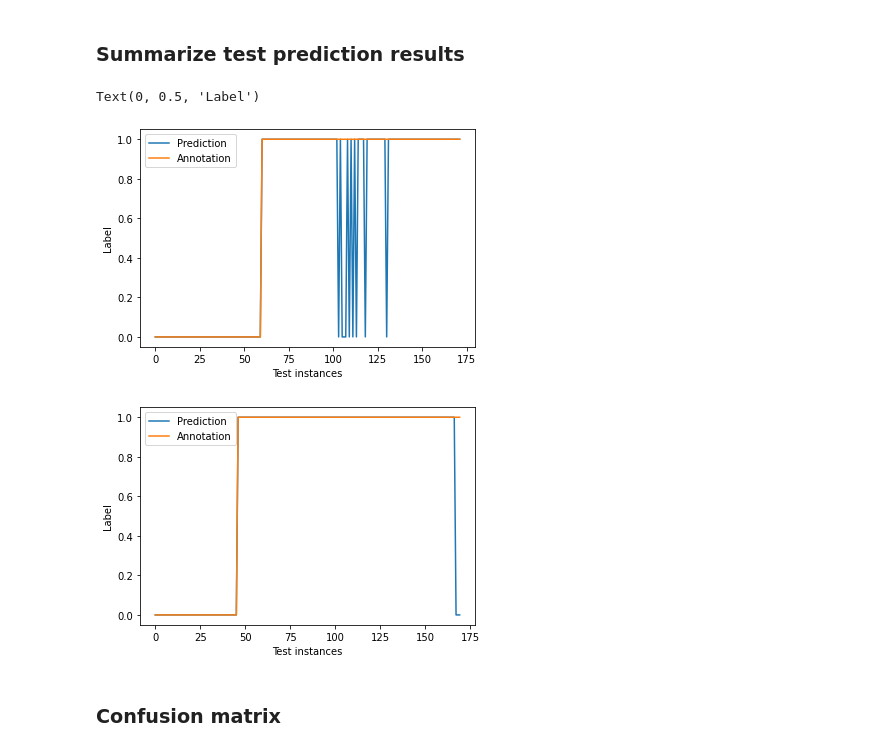
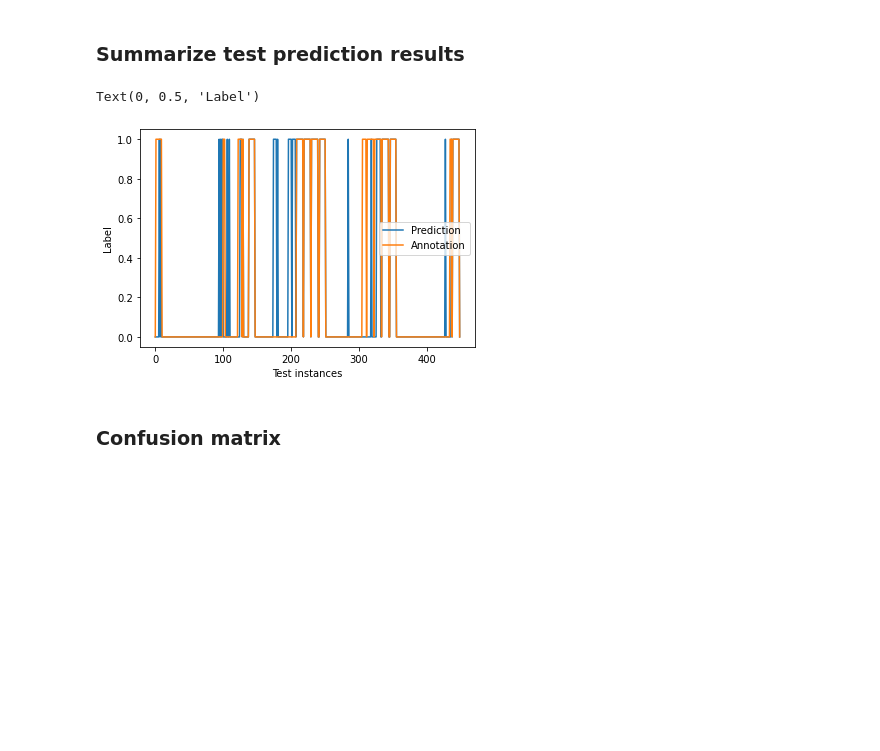
Before and after one commit to abao1999/Embryos, a Jupyter notebook: notebooks/visualize_model_features.ipynb, the cells around one changed output. Saved outputs shown, nothing was run; the diff lists cells and outputs as text; code cells hidden in the pictures; blank space fills up the shorter version.

```diff
--- a/notebooks/visualize_model_features.ipynb
+++ b/notebooks/visualize_model_features.ipynb
@@ -6,7 +6,7 @@ After setting these values, just run all cells. Double check data augmentation s
 # model-max/min/avg/middle-window-batch-learningrate-momentum-wd-epoch.params
 model_fn = 'ResNet50_v2-middle-window2-batch16-lr0.001-mom0.9-wd0.0001-epoch39.params'
 
-model_fn_bf = 'resnet50_v2-middle-window2-batch8-lr0.001-mom0.9-wd0.0001-epoch39-bf.params'
+model_fn_bf = 'best.params'
 # %% [markdown]
 ### Set batch size and number of GPUs
 # %%
@@ -211,16 +203,16 @@ ctx = [mx.gpu(i) for i in range(num_gpus)] if num_gpus > 0 else [mx.cpu()]
 print(ctx)
 
 # Fluo
-finetune_net = get_model(model_name, pretrained=True)
-with finetune_net.name_scope():
-    finetune_net.output = nn.Dense(classes)
+# finetune_net = get_model(model_name, pretrained=True)
+# with finetune_net.name_scope():
+#     finetune_net.output = nn.Dense(classes)
 
-finetune_net.output.initialize(init.Xavier(), ctx=ctx)
-finetune_net.collect_params().reset_ctx(ctx)
-finetune_net.hybridize()
+# finetune_net.output.initialize(init.Xavier(), ctx=ctx)
+# finetune_net.collect_params().reset_ctx(ctx)
+# finetune_net.hybridize()
 
-model_fp = os.path.join(home_path, 'models', 'best', model_fn)
-finetune_net.load_parameters(model_fp, ctx=ctx)
+# model_fp = os.path.join(home_path, 'models', 'best', model_fn)
+# finetune_net.load_parameters(model_fp, ctx=ctx)
 
 # Bf
 finetune_net_bf = get_model(model_name, pretrained=True)
@@ -231,7 +223,7 @@ finetune_net_bf.output.initialize(init.Xavier(), ctx=ctx)
 finetune_net_bf.collect_params().reset_ctx(ctx)
 finetune_net_bf.hybridize()
 
-model_fp_bf = os.path.join(home_path, 'models', 'best', model_fn_bf)
+model_fp_bf = os.path.join('/content/gdrive/My Drive/cs101', 'models', 'best', model_fn_bf)
 finetune_net_bf.load_parameters(model_fp_bf, ctx=ctx)
 # %% [output]
 [gpu(0)]
@@ -265,66 +256,65 @@ print('[Finished] Test-acc: %.3f' % (test_acc))
 ### Summarize test prediction results
 # %%
 # summarize test prediction results (fluo)
-record_pred = []
-record_label = []
-record_fn = []
-for i, batch in enumerate(test_data):
-  data = gluon.utils.split_and_load(batch[0], ctx_list=ctx, batch_axis=0, even_split=False)
-  label = gluon.utils.split_and_load(batch[1], ctx_list=ctx, batch_axis=0, even_split=False)
-  embryo_num = gluon.utils.split_and_load(batch[2], ctx_list=ctx, batch_axis=0, even_split=False)
-  embryo_t = gluon.utils.split_and_load(batch[3], ctx_list=ctx, batch_axis=0, even_split=False)
-  fp = [os.path.join(test_path, str(label[j].asnumpy()[0]), f'embryo_{str(embryo_num[j].asnumpy()[0])}_{str(embryo_t[j].asnumpy()[0])}.png') for j in range(len(embryo_num))]
-  outputs = [finetune_net(X) for X in data]
-  a = np.argmax(outputs[0].asnumpy(),axis=1).astype('int32')
-  b = label[0].asnumpy()
-  if record_pred == []:
-    record_pred = a
-    record_label = b
-    record_fn = fp
-  else:
-    record_pred = np.concatenate((record_pred, a), axis=0)
-    record_label = np.concatenate((record_label, b), axis=0)
-    record_fn = np.concatenate((record_fn, fp), axis=0)
+# record_pred = []
+# record_label = []
+# record_fn = []
+# for i, batch in enumerate(test_data):
+#   data = gluon.utils.split_and_load(batch[0], ctx_list=ctx, batch_axis=0, even_split=False)
+#   label = gluon.utils.split_and_load(batch[1], ctx_list=ctx, batch_axis=0, even_split=False)
+#   embryo_num = gluon.utils.split_and_load(batch[2], ctx_list=ctx, batch_axis=0, even_split=False)
+#   embryo_t = gluon.utils.split_and_load(batch[3], ctx_list=ctx, batch_axis=0, even_split=False)
+#   fp = [os.path.join(test_path, str(label[j].asnumpy()[0]), f'embryo_{str(embryo_num[j].asnumpy()[0])}_{str(embryo_t[j].asnumpy()[0])}.png') for j in range(len(embryo_num))]
+#   outputs = [finetune_net(X) for X in data]
+#   a = np.argmax(outputs[0].asnumpy(),axis=1).astype('int32')
+#   b = label[0].asnumpy()
+#   if record_pred == []:
+#     record_pred = a
+#     record_label = b
+#     record_fn = fp
+#   else:
+#     record_pred = np.concatenate((record_pred, a), axis=0)
+#     record_label = np.concatenate((record_label, b), axis=0)
+#     record_fn = np.concatenate((record_fn, fp), axis=0)
 
-plt.figure()
-plt.plot(np.arange(len(record_pred)),record_pred,label='Prediction')
-plt.plot(np.arange(len(record_label)),record_label,label='Annotation')
-plt.legend()
-plt.xlabel('Test instances')
-plt.ylabel('Label')
+# plt.figure()
+# plt.plot(np.arange(len(record_pred)),record_pred,label='Prediction')
+# plt.plot(np.arange(len(record_label)),record_label,label='Annotation')
+# plt.legend()
+# plt.xlabel('Test instances')
+# plt.ylabel('Label')
 
 # summarize test prediction results (bf)
 record_pred_bf = []
 record_label_bf = []
 record_fn_bf = []
 for i, batch in enumerate(test_data_bf):
   data = gluon.utils.split_and_load(batch[0], ctx_list=ctx, batch_axis=0, even_split=False)
   label = gluon.utils.split_and_load(batch[1], ctx_list=ctx, batch_axis=0, even_split=False)
   embryo_num = gluon.utils.split_and_load(batch[2], ctx_list=ctx, batch_axis=0, even_split=False)
   embryo_t = gluon.utils.split_and_load(batch[3], ctx_list=ctx, batch_axis=0, even_split=False)
   fp = [os.path.join(test_path_bf, str(label[j].asnumpy()[0]), f'embryo_{str(embryo_num[j].asnumpy()[0])}_{str(embryo_t[j].asnumpy()[0])}.png') for j in range(len(embryo_num))]
   outputs = [finetune_net_bf(X) for X in data]
   a = np.argmax(outputs[0].asnumpy(),axis=1).astype('int32')
   b = label[0].asnumpy()
   if record_pred_bf == []:
     record_pred_bf = a
     record_label_bf = b
     record_fn_bf = fp
   else:
     record_pred_bf = np.concatenate((record_pred_bf, a), axis=0)
     record_label_bf = np.concatenate((record_label_bf, b), axis=0)
     record_fn_bf = np.concatenate((record_fn_bf, fp), axis=0)
 
 plt.figure()
 plt.plot(np.arange(len(record_pred_bf)),record_pred_bf,label='Prediction')
 plt.plot(np.arange(len(record_label_bf)),record_label_bf,label='Annotation')
 plt.legend()
 plt.xlabel('Test instances')
 plt.ylabel('Label')
 # %% [output]
 Text(0, 0.5, 'Label')
-[figure, old version]
+[figure, new version]
-[figure, removed]
 # %% [markdown]
 ### Confusion matrix
 # %%
```
Also changed, not shown: parts of 10 cells of this notebook.
